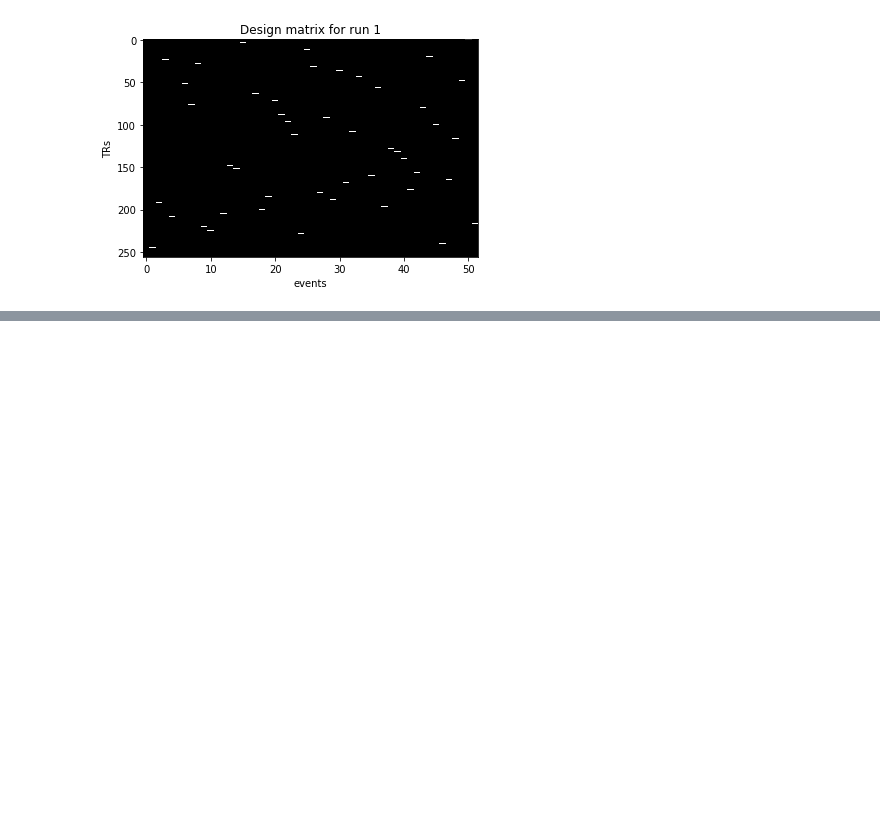
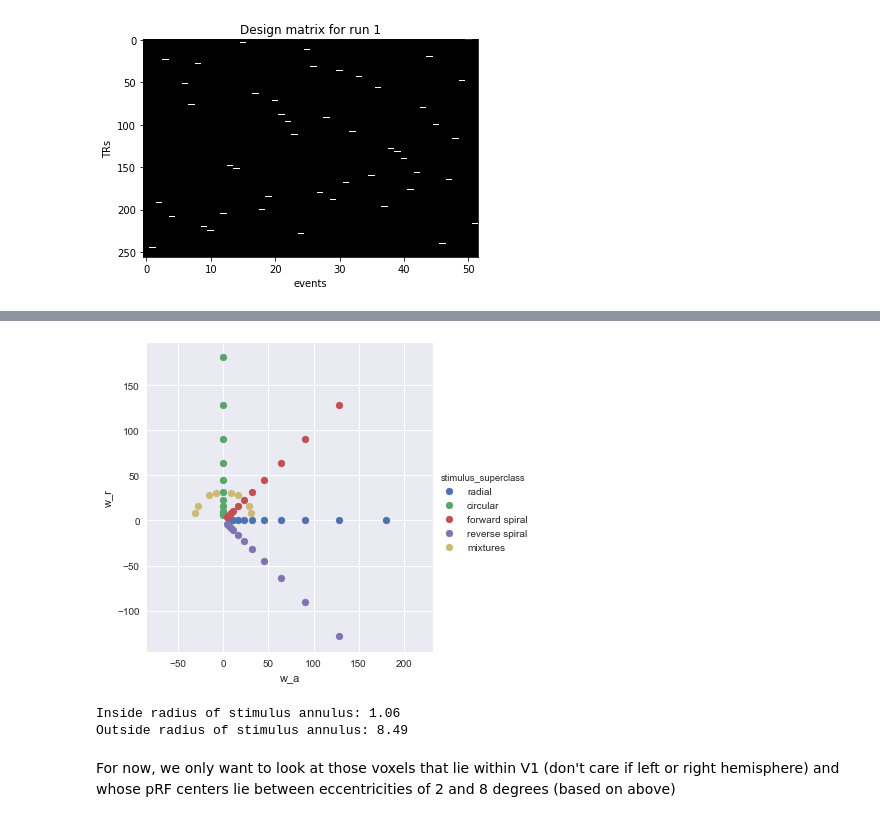
Before and after one commit to billbrod/spatial-frequency-preferences, a Jupyter notebook: notebooks/03-MRI-first-level.ipynb, the cells around one changed output, grey strips where cells are left out. Drawn from its saved outputs; the diff is of its cells as text; code cells hidden in the pictures; blank space fills up the shorter version.

```diff
--- a/notebooks/03-MRI-first-level.ipynb
+++ b/notebooks/03-MRI-first-level.ipynb
@@ -183,0 +203,20 @@ The function `sfp.first_level_analysis.design_matrix` does the above (without th
+# %%
+# This file contains the button presses (which also show the TR onsets)
+# and the order the stimuli were presented in (along with their timing)
+behav_results = h5py.File('../data/raw_behavioral/2017-Aug-23_Noah_sess1.hdf5')
+
+# This contains the information on each stimulus, allowing us to determine whether
+# some stimuli are part of the same class or a separate one.
+stim_df = pd.read_csv("../data/stimuli/unshuffled_stim_description.csv", index_col=0)
+
+# Array full of the actual stimuli
+stim = np.load('../data/stimuli/unshuffled.npy')
+
+# for this, we just want any run, since they all contain the same classes and we don't care about their order
+design_df, _, _ = sfp.first_level_analysis.create_design_df(behav_results, stim_df, 1)
+design_df = design_df.reset_index(drop=True).sort("class_idx")
+design_df = design_df[['w_r', 'w_a', 'class_idx']].set_index('class_idx')
+
+stim_df = stim_df.set_index(['w_r', 'w_a'])
+stim_df['class_idx'] = design_df.reset_index().set_index(['w_r', 'w_a'])['class_idx']
+stim_df = stim_df.reset_index()
@@ -183,0 +229,9 @@ The function `sfp.first_level_analysis.design_matrix` does the above (without th
+# %%
+subject_name = 'wl_subj042'
+benson_path = "%s/%s/surf/{}.benson14_{}.mgz" % (os.environ['SUBJECTS_DIR'], subject_name)
+results_path = "/mnt/Acadia/Projects/spatial_frequency_preferences/%s/20170823_prisma_pilot/MRI_first_level/stim_class/results/{}-{}.mgz" % subject_name
+benson_path = benson_path.replace('{}', '%s')
+results_path = results_path.replace('{}', '%s')
+# %%
+df = sfp.first_level_analysis.create_GLM_result_df(design_df, benson_path, results_path)
+df = sfp.first_level_analysis.round_freq_space_distance(df)
@@ -183,0 +244,16 @@ The function `sfp.first_level_analysis.design_matrix` does the above (without th
+# %%
+g = sns.FacetGrid(df[df.voxel==0], hue='stimulus_superclass', size=5, aspect=1)
+g.map(sns.plt.scatter, 'w_a', 'w_r')
+g.add_legend()
+_=g.ax.axis('equal')
+# %% [output]
+[figure, added]
+# %%
+Rmin, Rmax = sfp.first_level_analysis.find_ecc_range_in_degrees(stim[0,:,:], 12)
+print("Inside radius of stimulus annulus: %.02f" % Rmin)
+print("Outside radius of stimulus annulus: %.02f" % Rmax)
+# %% [output]
+Inside radius of stimulus annulus: 1.06
+Outside radius of stimulus annulus: 8.49
+# %% [markdown]
+For now, we only want to look at those voxels that lie within V1 (don't care if left or right hemisphere) and whose pRF centers lie between eccentricities of 2 and 8 degrees (based on above)
```
Also changed, not shown: parts of 31 cells of this notebook, 3 other files.
